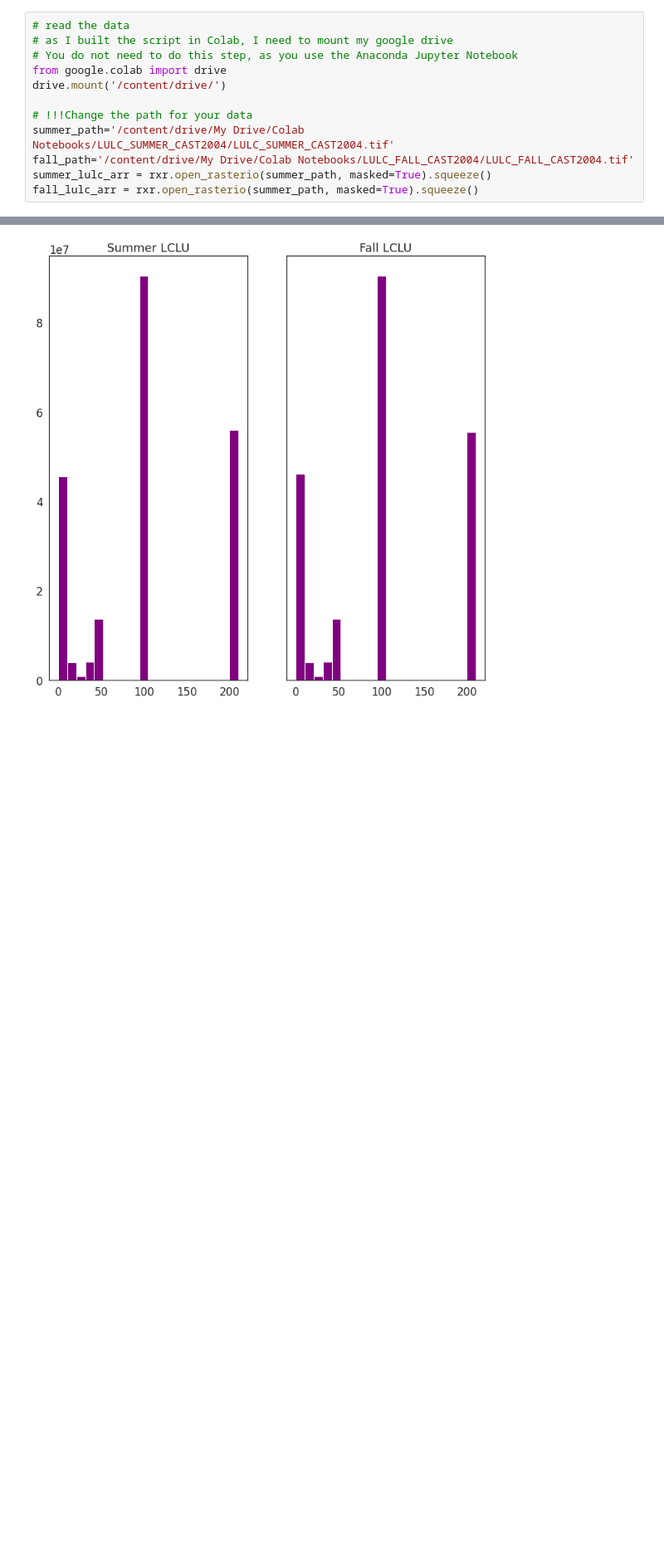
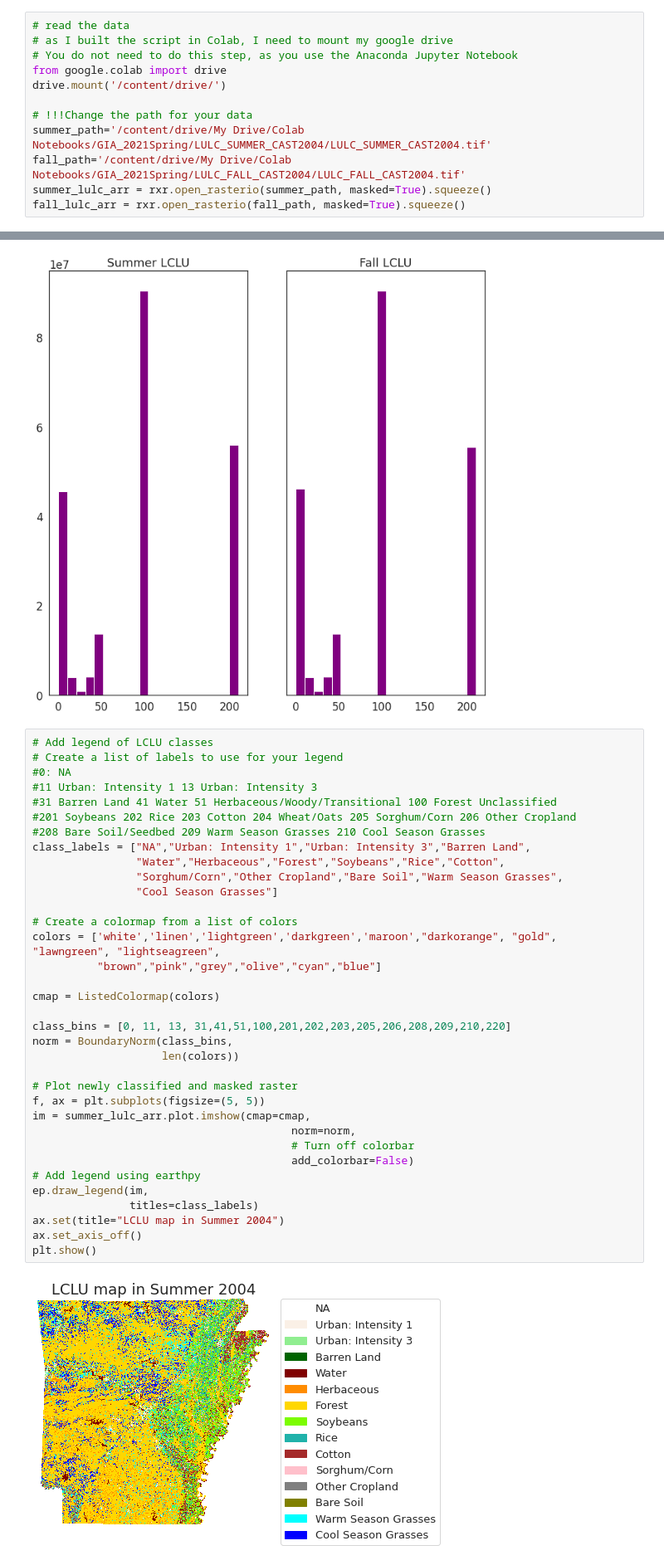
Before and after one commit to yaqianhe/GIA, a Jupyter notebook: Exercise10.ipynb, the cells around one changed output, grey strips where cells are left out. Shown at 83% size. Saved outputs shown, nothing was run; the diff lists cells and outputs as text; blank space fills up the shorter version.

```diff
--- a/Exercise10.ipynb
+++ b/Exercise10.ipynb
@@ -70,8 +73,8 @@ from google.colab import drive
 drive.mount('/content/drive/')
 
 # !!!Change the path for your data
-summer_path='/content/drive/My Drive/Colab Notebooks/LULC_SUMMER_CAST2004/LULC_SUMMER_CAST2004.tif'
-fall_path='/content/drive/My Drive/Colab Notebooks/LULC_FALL_CAST2004/LULC_FALL_CAST2004.tif'
+summer_path='/content/drive/My Drive/Colab Notebooks/GIA_2021Spring/LULC_SUMMER_CAST2004/LULC_SUMMER_CAST2004.tif'
+fall_path='/content/drive/My Drive/Colab Notebooks/GIA_2021Spring/LULC_FALL_CAST2004/LULC_FALL_CAST2004.tif'
 summer_lulc_arr = rxr.open_rasterio(summer_path, masked=True).squeeze()
-fall_lulc_arr = rxr.open_rasterio(summer_path, masked=True).squeeze()
+fall_lulc_arr = rxr.open_rasterio(fall_path, masked=True).squeeze()
 # %% [output]
@@ -206,3 +196,40 @@ ep.hist(lclu_data,
 plt.show()
 # %% [output]
 [figure]
+# %%
+# Add legend of LCLU classes
+# Create a list of labels to use for your legend
+#0: NA
+#11 Urban: Intensity 1 13 Urban: Intensity 3
+#31 Barren Land 41 Water 51 Herbaceous/Woody/Transitional 100 Forest Unclassified
+#201 Soybeans 202 Rice 203 Cotton 204 Wheat/Oats 205 Sorghum/Corn 206 Other Cropland
+#208 Bare Soil/Seedbed 209 Warm Season Grasses 210 Cool Season Grasses
+class_labels = ["NA","Urban: Intensity 1","Urban: Intensity 3","Barren Land",
+                "Water","Herbaceous","Forest","Soybeans","Rice","Cotton",
+                "Sorghum/Corn","Other Cropland","Bare Soil","Warm Season Grasses",
+                "Cool Season Grasses"]
+
+# Create a colormap from a list of colors
+colors = ['white','linen','lightgreen','darkgreen','maroon',"darkorange", "gold", "lawngreen", "lightseagreen",
+          "brown","pink","grey","olive","cyan","blue"]
+
+cmap = ListedColormap(colors)
+
+class_bins = [0, 11, 13, 31,41,51,100,201,202,203,205,206,208,209,210,220]
+norm = BoundaryNorm(class_bins,
+                    len(colors))
+
+# Plot newly classified and masked raster
+f, ax = plt.subplots(figsize=(5, 5))
+im = summer_lulc_arr.plot.imshow(cmap=cmap,
+                                        norm=norm,
+                                        # Turn off colorbar
+                                        add_colorbar=False)
+# Add legend using earthpy
+ep.draw_legend(im,
+               titles=class_labels)
+ax.set(title="LCLU map in Summer 2004")
+ax.set_axis_off()
+plt.show()
+# %% [output]
+[figure, added]
```
Also changed, not shown: parts of 11 cells of this notebook.
